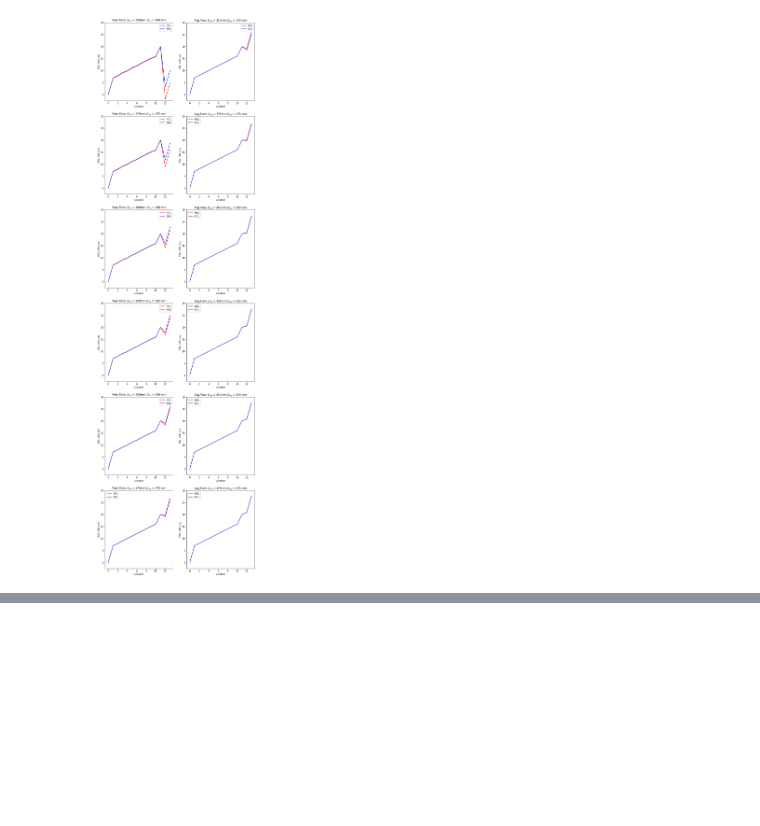
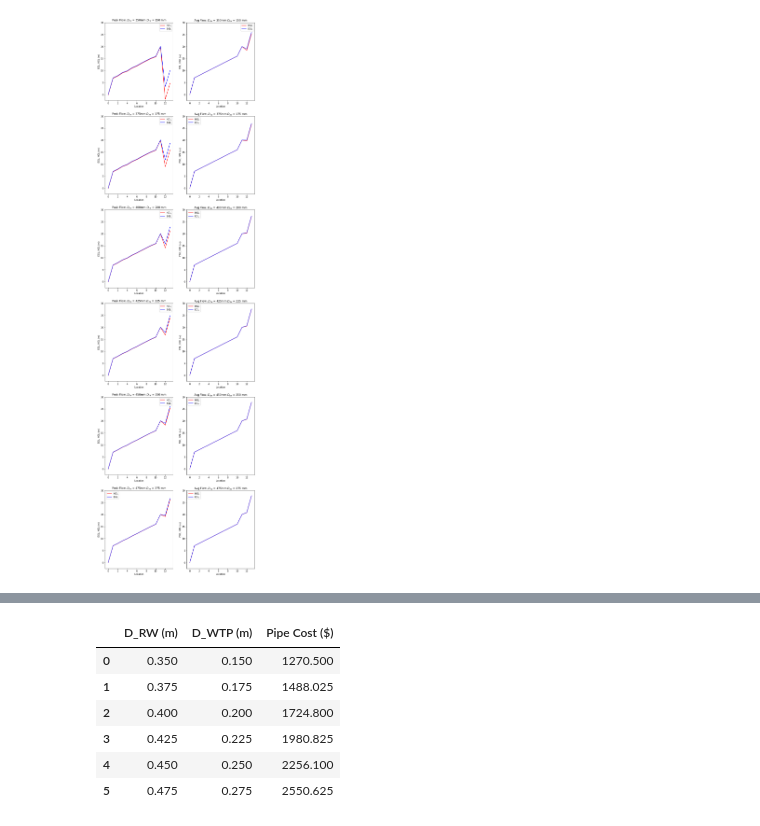
Before and after one commit to E-Lombo/fluids-project, a Jupyter notebook: Task-3.ipynb, the cells around one changed output, grey strips where cells are left out. Saved outputs shown, nothing was run; the diff lists cells and outputs as text; code cells hidden in the pictures; blank space fills up the shorter version.

Commit message:
Cleaned up naming, creating cost function

```diff
--- a/Task-3.ipynb
+++ b/Task-3.ipynb
@@ -148,6 +148,7 @@ pipeline
 average = pd.DataFrame({'D_RW (m)': np.arange(350, 476, 25)/1000, 'D_WTP (m)':np.arange(150, 276, 25)/1000})
 
 peak = average.copy()
+cost = average.copy()
 
 average['v_RW (m/s)'] = velocity(avg_flow_rate, average['D_RW (m)'])
 peak['v_RW (m/s)'] = velocity(peak_flow_rate, peak['D_RW (m)'])
@@ -254,14 +362,12 @@ for i in range(6):
 # %%
-for flow_rate in (average, peak):
+cost['Pipe Cost ($)'] = 0
 
-    flow_rate['Pipe cost'] = np.zeros(len(flow_rate))
+for i in range(len(pipeline)):
 
-    for i in range(len(pipeline)):
+    if pipeline['Material'][i] == 'HDPE': cost_func = hdpe_cost
+    else: cost_func = carbonsteel_cost
 
-        if pipeline['material'][i] == 'HDPE': cost_func = hdpe_cost
-        else: cost_func = carbonsteel_cost
-
-        flow_rate['Pipe cost'] += cost_func(flow_rate['D_{} (m)'.format(pipeline['Section'][i])], pipeline['Length (m)'][i])
+    cost['Pipe Cost ($)'] += cost_func(cost['D_{} (m)'.format(pipeline['Section'][i])], pipeline['Length (m)'][i])
 # %%
 peak
 # %% [output]
@@ -286,0 +393,10 @@ average
+# %%
+cost
+# %% [output]
+|  | D_RW (m) | D_WTP (m) | Pipe Cost ($) |
+| 0 | 0.350 | 0.150 | 1270.500 |
+| 1 | 0.375 | 0.175 | 1488.025 |
+| 2 | 0.400 | 0.200 | 1724.800 |
+| 3 | 0.425 | 0.225 | 1980.825 |
+| 4 | 0.450 | 0.250 | 2256.100 |
+| 5 | 0.475 | 0.275 | 2550.625 |
```
Also changed, not shown: parts of 9 cells of this notebook.
